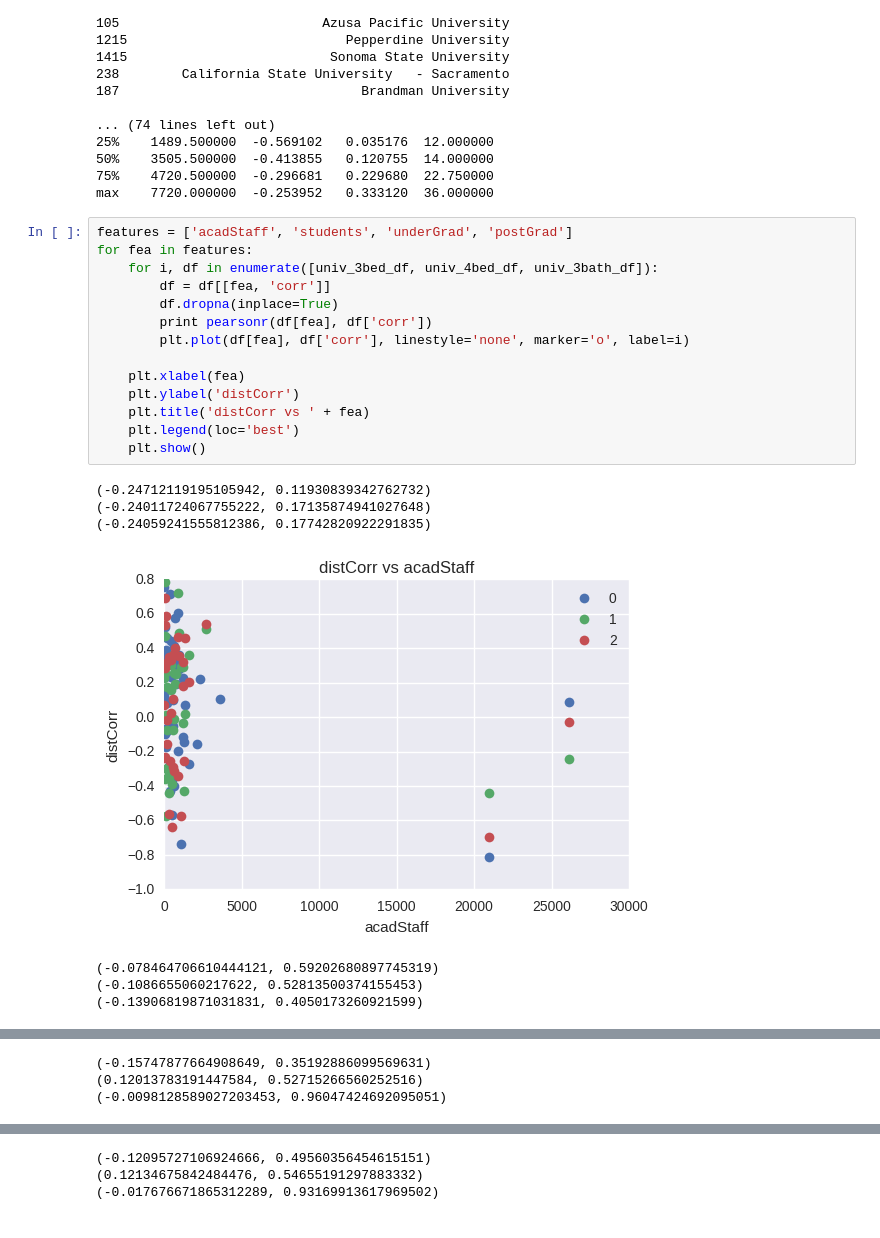
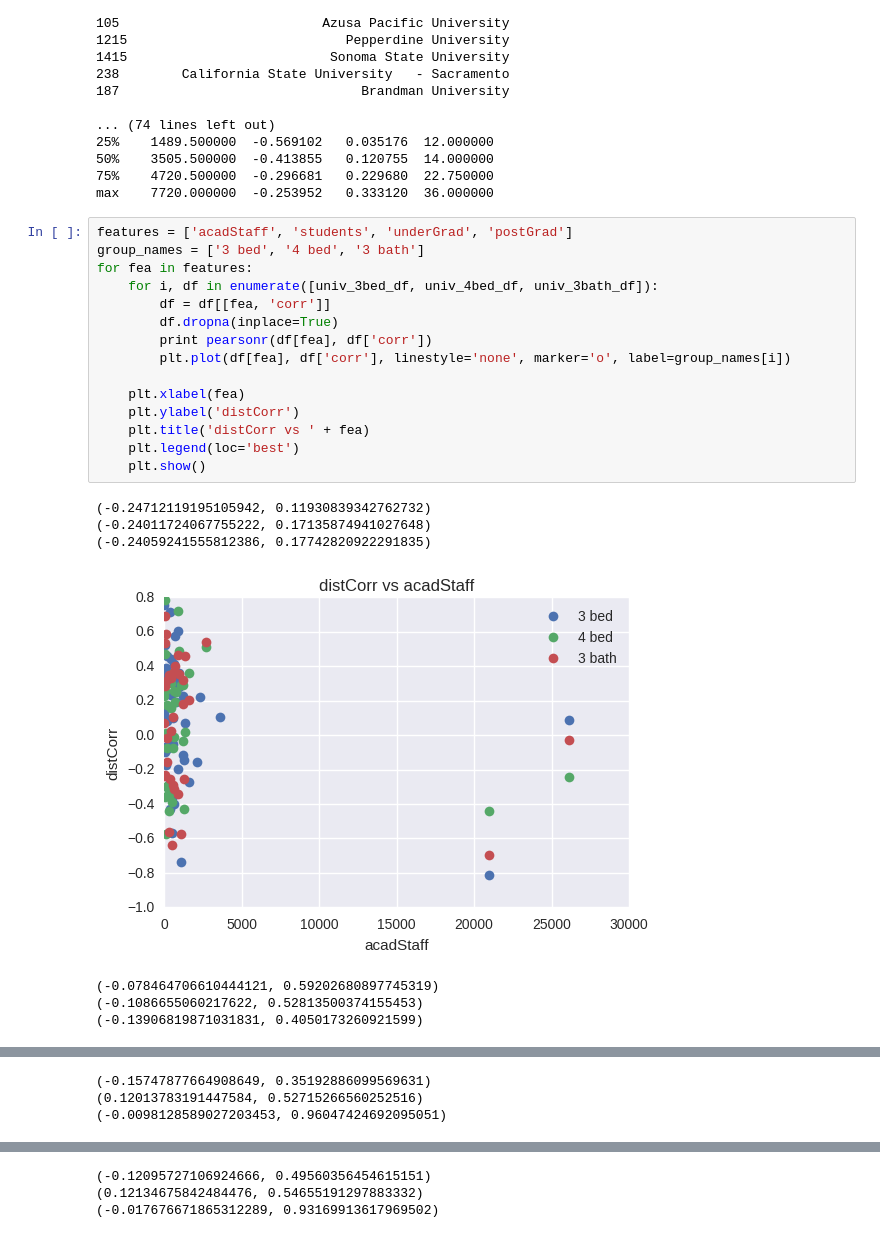
Before and after one commit to wuyifat/home_price, a Jupyter notebook: distCorr.ipynb, the cells around one changed output, grey strips where cells are left out. Drawn from its saved outputs; the diff is of its cells as text.

```diff
--- a/distCorr.ipynb
+++ b/distCorr.ipynb
@@ -485,23 +485,24 @@ print univ_3bath_bottom10corr.describe()
 max    7720.000000  -0.253952   0.333120  36.000000
 # %%
 features = ['acadStaff', 'students', 'underGrad', 'postGrad']
+group_names = ['3 bed', '4 bed', '3 bath']
 for fea in features:
     for i, df in enumerate([univ_3bed_df, univ_4bed_df, univ_3bath_df]):
         df = df[[fea, 'corr']]
         df.dropna(inplace=True)
         print pearsonr(df[fea], df['corr'])
-        plt.plot(df[fea], df['corr'], linestyle='none', marker='o', label=i)
+        plt.plot(df[fea], df['corr'], linestyle='none', marker='o', label=group_names[i])
 
     plt.xlabel(fea)
     plt.ylabel('distCorr')
     plt.title('distCorr vs ' + fea)
     plt.legend(loc='best')
     plt.show()
 # %% [output]
 (-0.24712119195105942, 0.11930839342762732)
 (-0.24011724067755222, 0.17135874941027648)
 (-0.24059241555812386, 0.17742820922291835)
-[figure, old version]
+[figure, new version]
 (-0.078464706610444121, 0.59202680897745319)
 (-0.1086655060217622, 0.52813500374155453)
 (-0.13906819871031831, 0.4050173260921599)
```
Also changed, not shown: parts of 1 cell of this notebook.
